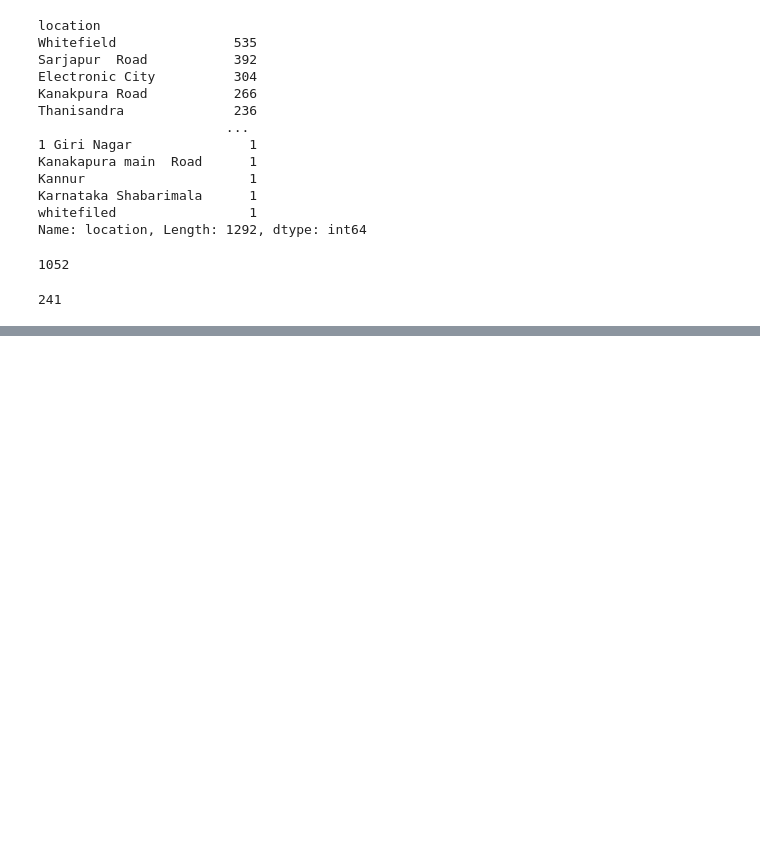
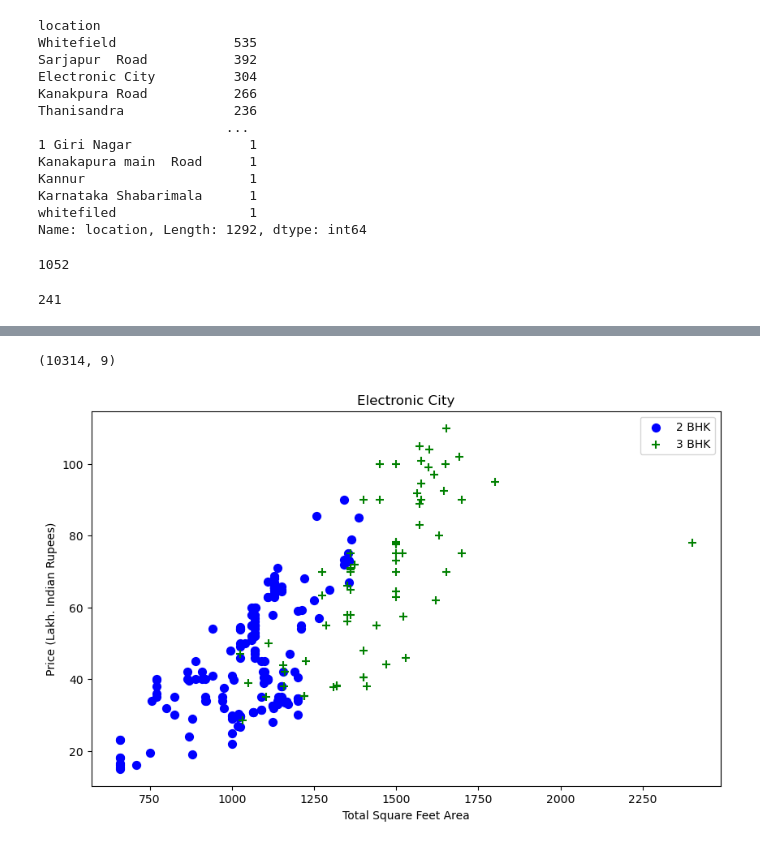
Before and after one commit to pramuditha101/Real-State-Price-Prediction, a Jupyter notebook: model/source.ipynb, the cells around one changed output, grey strips where cells are left out. Drawn from its saved outputs; the diff is of its cells as text; code cells hidden in the pictures; blank space fills up the shorter version.

Commit message:
handling outliers

```diff
--- a/model/source.ipynb
+++ b/model/source.ipynb
@@ -333,0 +351,3 @@ len(df3.location.unique())
+# %%
+df4 = df3[~(df3.total_sqft/df3.bhk < 300)]
+df4.shape
@@ -333,0 +370,29 @@ len(df3.location.unique())
+# %%
+def remove_outliers(df):
+    df_out = pd.DataFrame()
+    for key, subdf in df.groupby('location'):
+        mn = subdf.price_per_sqft.mean()
+        sd = subdf.price_per_sqft.std()
+        filtered_df = subdf[(subdf.price_per_sqft>(mn-sd)) & (subdf.price_per_sqft <=(mn+sd))]
+        df_out = pd.concat([df_out, filtered_df], ignore_index=True)
+    return df_out
+# %%
+df5 = remove_outliers(df4)
+df5.shape
+# %% [output]
+(10314, 9)
+# %%
+def plot_scatterchart(df, location):
+    bhk2 = df[(df.location == location) & (df.bhk == 2)]
+    bhk3 = df[(df.location == location) & (df.bhk == 3)]
+    matplotlib.rcParams['figure.figsize'] = (10,6)
+    plt.scatter(bhk2.total_sqft, bhk2.price, color='blue', label='2 BHK', s=50)
+    plt.scatter(bhk3.total_sqft, bhk3.price, color='green', marker='+', label='3 BHK', s=50)
+    plt.xlabel("Total Square Feet Area")
+    plt.ylabel("Price (Lakh. Indian Rupees)")
+    plt.title(location)
+    plt.legend()
+# %%
+plot_scatterchart(df5,"Electronic City")
+# %% [output]
+[figure, added]
```
Also changed, not shown: parts of 18 cells of this notebook.
